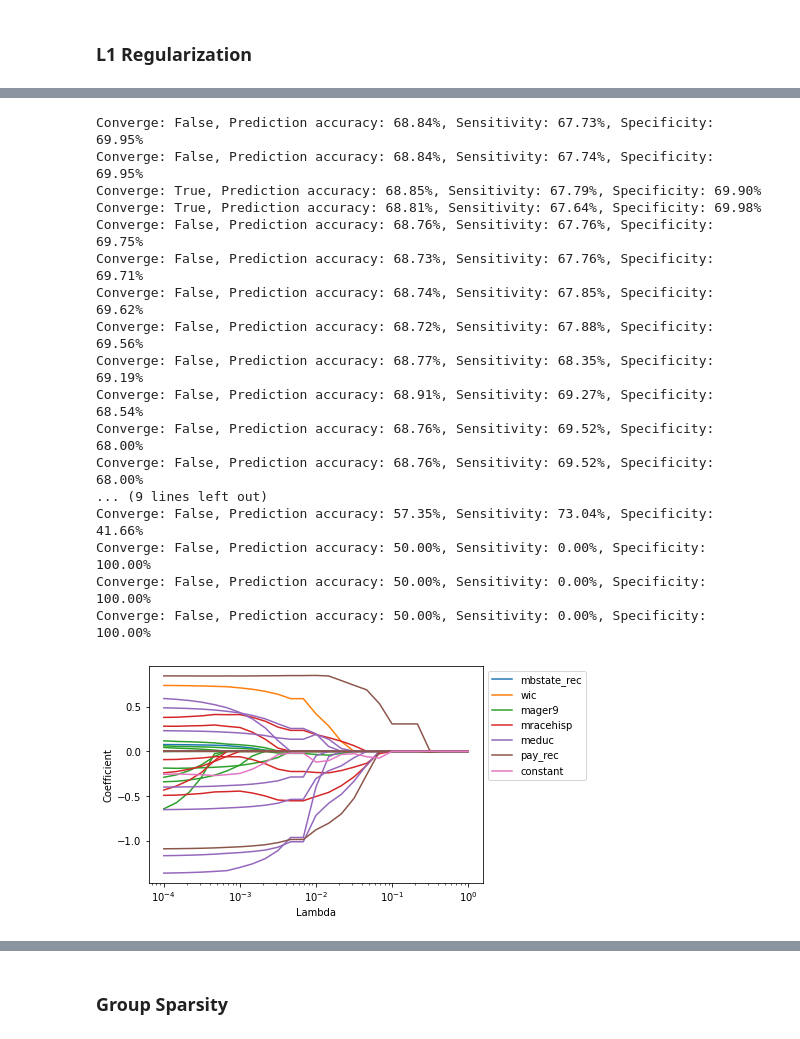
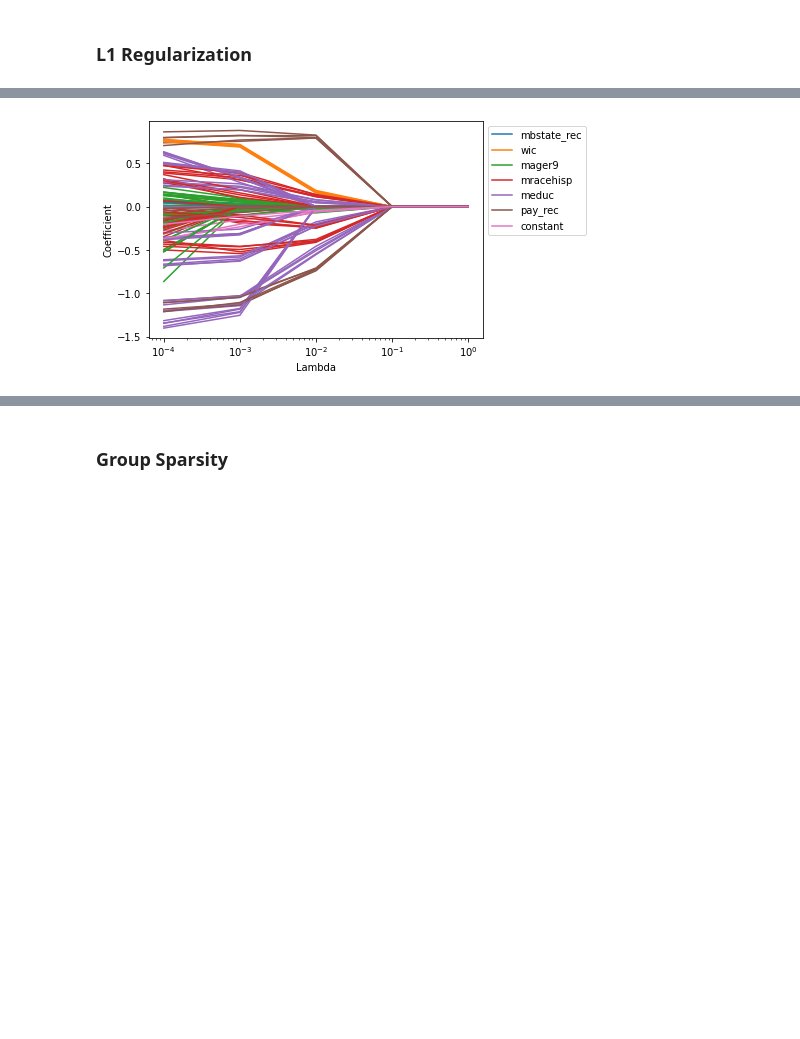
Before and after one commit to kels271828/ds4a, a Jupyter notebook: notebooks/prenatal_care.ipynb, the cells around one changed output, grey strips where cells are left out. Cells and saved outputs as stored; diff of their text form; code cells hidden in the pictures; blank space fills up the shorter version.

Commit message:
add preliminary regularization paths

```diff
--- a/notebooks/prenatal_care.ipynb
+++ b/notebooks/prenatal_care.ipynb
@@ -349,31 +354,15 @@ KeyboardInterrupt:
 # %%
-# coefs = np.array(x00_list)
-# c = [my_cmap(ii) for ii in group_dict for jj in group_dict[ii]]
-# for ii in range(31):
-#     group = get_group(ii)
-#     if add_label(ii):
-#         plt.semilogx(lam_list, coefs[1:, ii], c=my_cmap(group), label=group_name[group])
-#     else:
-#         plt.semilogx(lam_list, coefs[1:, ii], c=my_cmap(group))
-# plt.legend(bbox_to_anchor=(1, 1))
-# plt.xlabel('Lambda')
-# plt.ylabel('Coefficient');
+for kk, coefs in enumerate(path_list):
+    coefs = np.array(coefs)
+    c = [my_cmap(ii) for ii in group_dict for jj in group_dict[ii]]
+    for ii in range(31):
+        group = get_group(ii)
+        if kk == 0 and add_label(ii):
+            plt.semilogx(lam_list, coefs[:, ii], c=my_cmap(group), label=group_name[group])
+        else:
+            plt.semilogx(lam_list, coefs[:, ii], c=my_cmap(group))
+    plt.legend(bbox_to_anchor=(1, 1))
+    plt.xlabel('Lambda')
+    plt.ylabel('Coefficient');
 # %% [output]
-Converge: False, Prediction accuracy: 68.84%, Sensitivity: 67.73%, Specificity: 69.95%
-Converge: False, Prediction accuracy: 68.84%, Sensitivity: 67.74%, Specificity: 69.95%
-Converge: True, Prediction accuracy: 68.85%, Sensitivity: 67.79%, Specificity: 69.90%
-Converge: True, Prediction accuracy: 68.81%, Sensitivity: 67.64%, Specificity: 69.98%
-Converge: False, Prediction accuracy: 68.76%, Sensitivity: 67.76%, Specificity: 69.75%
-Converge: False, Prediction accuracy: 68.73%, Sensitivity: 67.76%, Specificity: 69.71%
-Converge: False, Prediction accuracy: 68.74%, Sensitivity: 67.85%, Specificity: 69.62%
-Converge: False, Prediction accuracy: 68.72%, Sensitivity: 67.88%, Specificity: 69.56%
-Converge: False, Prediction accuracy: 68.77%, Sensitivity: 68.35%, Specificity: 69.19%
-Converge: False, Prediction accuracy: 68.91%, Sensitivity: 69.27%, Specificity: 68.54%
-Converge: False, Prediction accuracy: 68.76%, Sensitivity: 69.52%, Specificity: 68.00%
-Converge: False, Prediction accuracy: 68.76%, Sensitivity: 69.52%, Specificity: 68.00%
-... (9 lines left out)
-Converge: False, Prediction accuracy: 57.35%, Sensitivity: 73.04%, Specificity: 41.66%
-Converge: False, Prediction accuracy: 50.00%, Sensitivity: 0.00%, Specificity: 100.00%
-Converge: False, Prediction accuracy: 50.00%, Sensitivity: 0.00%, Specificity: 100.00%
-Converge: False, Prediction accuracy: 50.00%, Sensitivity: 0.00%, Specificity: 100.00%
-[figure, old version]
+[figure, new version]
```
Also changed, not shown: parts of 27 cells of this notebook.
